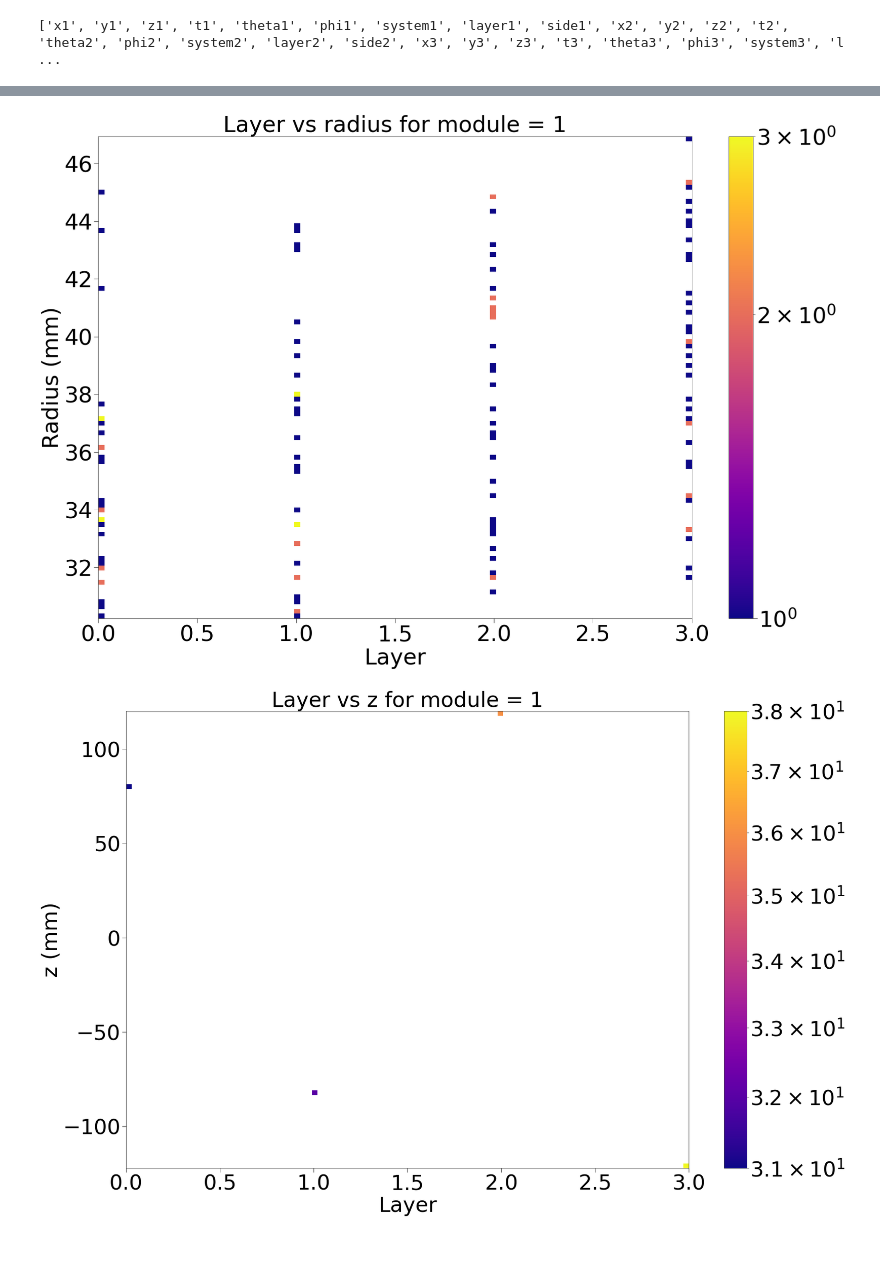
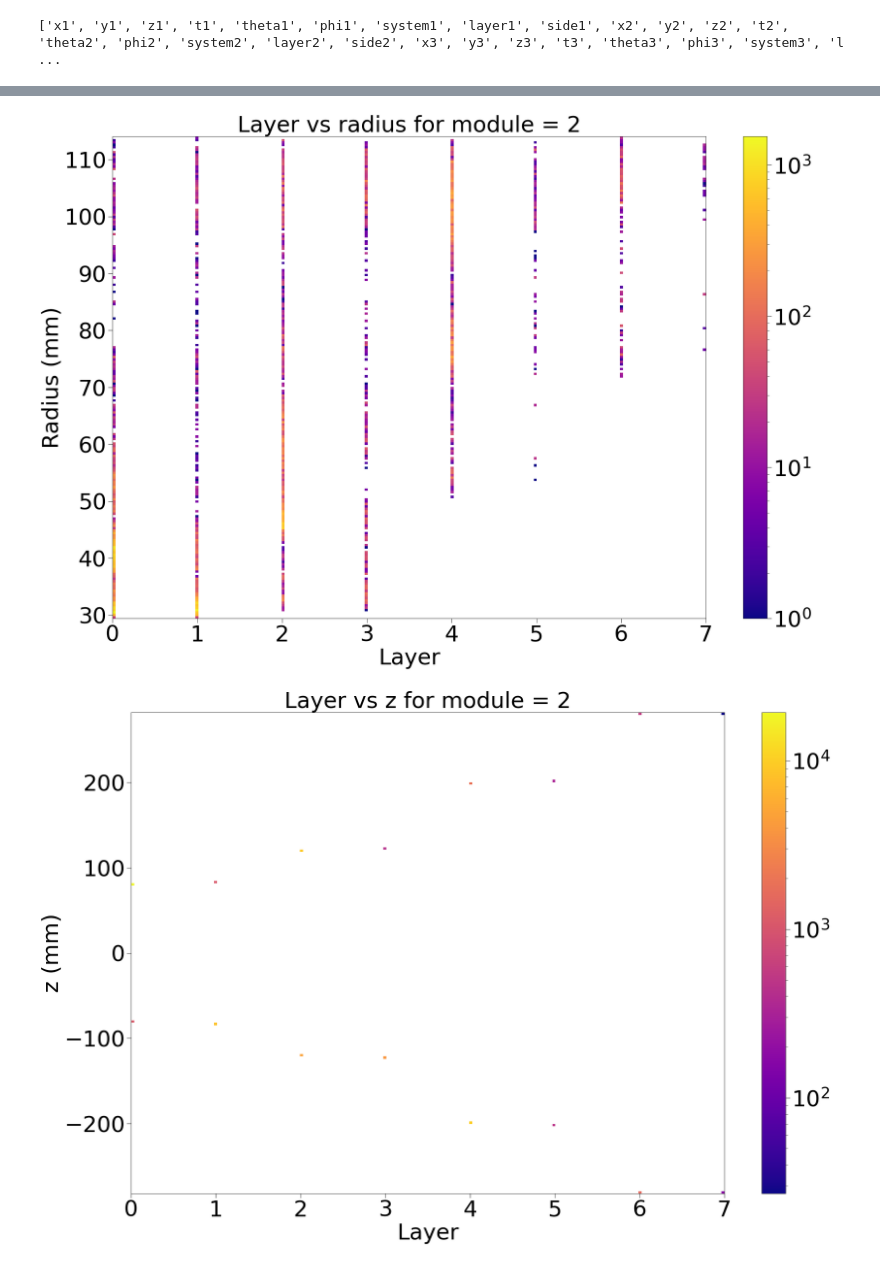
Before and after one commit to Isaac-Hirsch/10TeVMCDataAnalysis, a Jupyter notebook: doubleLayerFiltering/Double-Layer Filtering.ipynb, the cells around one changed output, grey strips where cells are left out. Drawn from its saved outputs; the diff is of its cells as text; code cells hidden in the pictures.

```diff
--- a/doubleLayerFiltering/Double-Layer Filtering.ipynb
+++ b/doubleLayerFiltering/Double-Layer Filtering.ipynb
@@ -84,3 +41,16 @@ print(len(firstHit.x))
+# %%
+hitBIB={
+    "x" : np.stack((treeBIB["x1"].array(library="np"), treeBIB["x2"].array(library="np"),treeBIB["x3"].array(library="np"),treeBIB["x4"].array(library="np"))),
+    "y" : np.stack((treeBIB["y1"].array(library="np"), treeBIB["y2"].array(library="np"),treeBIB["y3"].array(library="np"),treeBIB["y4"].array(library="np"))),
+    "z" : np.stack((treeBIB["z1"].array(library="np"), treeBIB["z2"].array(library="np"),treeBIB["z3"].array(library="np"),treeBIB["z4"].array(library="np"))),
+    "t" : np.stack((treeBIB["t1"].array(library="np"), treeBIB["t2"].array(library="np"),treeBIB["t3"].array(library="np"),treeBIB["t4"].array(library="np"))),
+    "theta" : np.stack((treeBIB["theta1"].array(library="np"), treeBIB["theta2"].array(library="np"),treeBIB["theta3"].array(library="np"),treeBIB["theta4"].array(library="np"))),
+    "phi" : np.stack((treeBIB["phi1"].array(library="np"), treeBIB["phi2"].array(library="np"),treeBIB["phi3"].array(library="np"),treeBIB["phi4"].array(library="np"))),
+    "sys" : np.stack((treeBIB["system1"].array(library="np"), treeBIB["system2"].array(library="np"),treeBIB["system3"].array(library="np"),treeBIB["system4"].array(library="np"))),
+    "lay" : np.stack((treeBIB["layer1"].array(library="np"), treeBIB["layer2"].array(library="np"),treeBIB["layer3"].array(library="np"),treeBIB["layer4"].array(library="np"))),
+    "side" : np.stack((treeBIB["side1"].array(library="np"), treeBIB["side2"].array(library="np"),treeBIB["side3"].array(library="np"),treeBIB["side4"].array(library="np"))),
+    "r" : np.sqrt(np.stack((treeBIB["x1"].array(library="np"), treeBIB["x2"].array(library="np"),treeBIB["x3"].array(library="np"),treeBIB["x4"].array(library="np")))**2+np.stack((treeBIB["y1"].array(library="np"), treeBIB["y2"].array(library="np"),treeBIB["y3"].array(library="np"),treeBIB["y4"].array(library="np")))**2)
+}
 # %%
 # a handy plotting function
 def plot1DHistogram(data,bins,scale='linear',label="", savefig=False, dpi=300):
@@ -150,6 +116,6 @@ plot1DHistogram(secondHitBIB.r-firstHitBIB.r,bins=100)
 # %%
-for i in range(int(max(firstHit.sys))):
-    inMod=(firstHit.sys==(i+1))
-    plot2DHistogram(firstHit.lay[inMod], firstHit.r[inMod], bins=100, label=("Layer vs radius for module = "+str(i)+";Layer;Radius (mm)"))
-    plot2DHistogram(firstHit.lay[inMod], firstHit.z[inMod], bins=100, label=("Layer vs z for module = "+str(i)+";Layer;z (mm)"))
+for i in range(1,int(max(ak.flatten(hitBIB["sys"])))+1):
+    inSys=(hitBIB["sys"]==i)
+    plot2DHistogram(hitBIB["lay"][inSys],hitBIB["r"][inSys], bins=200, label=("Layer vs radius for module = "+str(i)+";Layer;Radius (mm)"))
+    plot2DHistogram(hitBIB["lay"][inSys],hitBIB["z"][inSys], bins=200, label=("Layer vs z for module = "+str(i)+";Layer;z (mm)"))
 # %% [output]
@@ -158,2 +124,2 @@ for i in range(int(max(firstHit.sys))):
-[figure, old version]
+[figure, new version]
-[figure, old version]
+[figure, new version]
```
Also changed, not shown: parts of 16 cells of this notebook.
